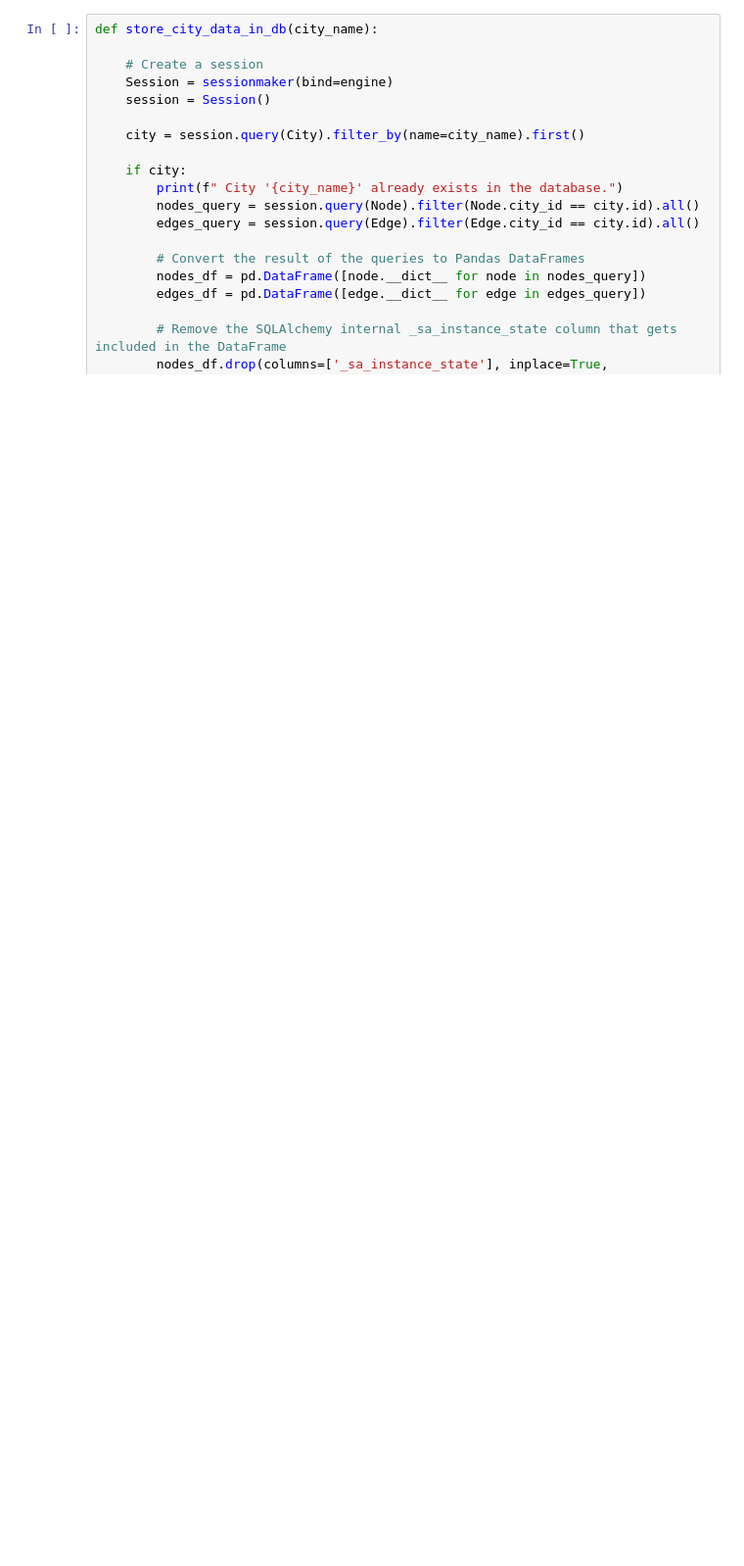
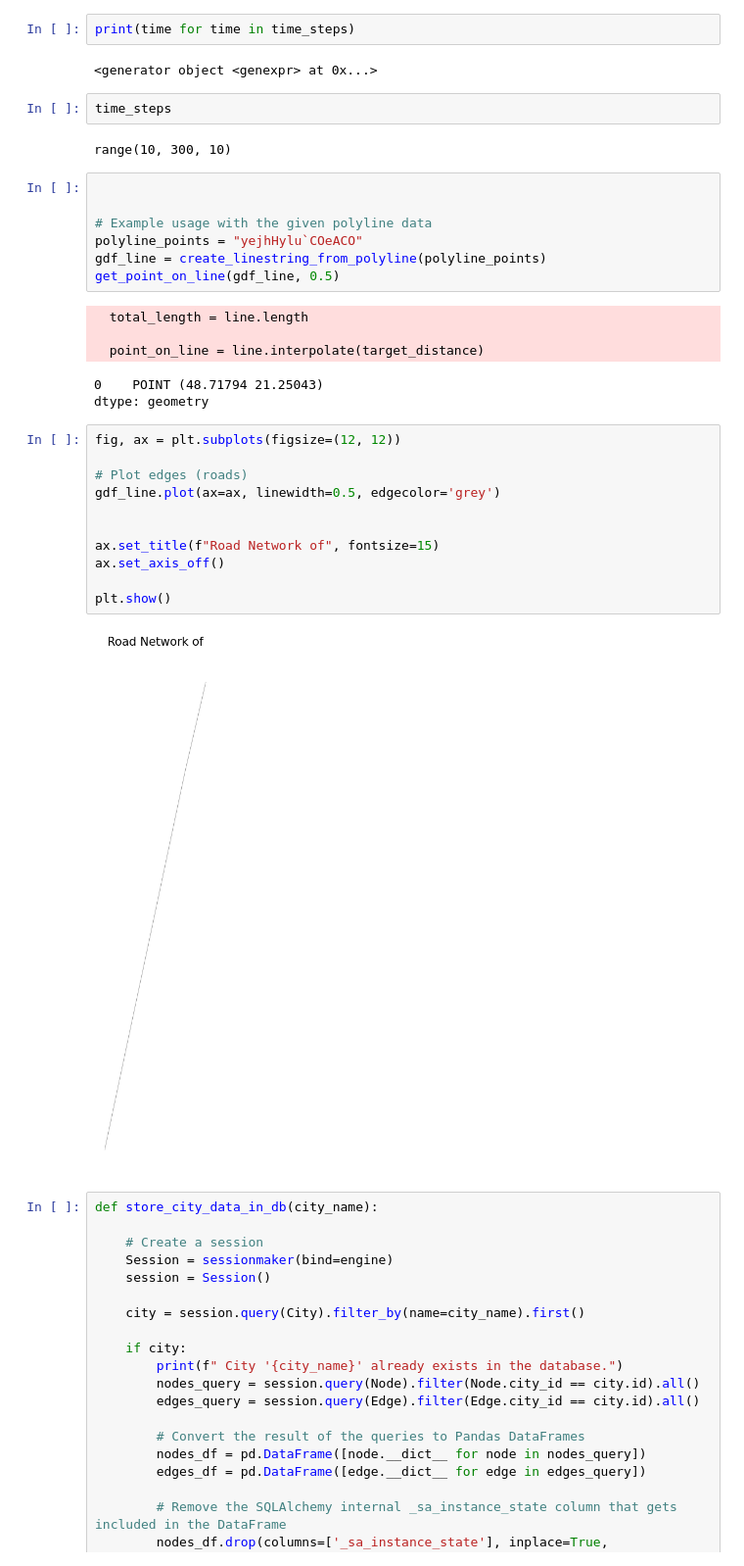
Before and after one commit to rusnakrenata/qa_mtc, a Jupyter notebook: src/aaa___city_map.ipynb, the cells around one changed output. Shown at 98% size. Cells and saved outputs as stored; diff of their text form; blank space fills up the shorter version.

```diff
--- a/src/aaa___city_map.ipynb
+++ b/src/aaa___city_map.ipynb
@@ -43,3 +620,37 @@ def get_city_graph(city_name):
+# %%
+print(time for time in time_steps)
+# %% [output]
+<generator object <genexpr> at 0x...>
+# %%
+time_steps
+# %% [output]
+range(10, 300, 10)
+# %%
+
+
+# Example usage with the given polyline data
+polyline_points = "yejhHylu`COeACO"
+gdf_line = create_linestring_from_polyline(polyline_points)
+get_point_on_line(gdf_line, 0.5)
+# %% [output]
+  total_length = line.length
+
+  point_on_line = line.interpolate(target_distance)
+0    POINT (48.71794 21.25043)
+dtype: geometry
+# %%
+fig, ax = plt.subplots(figsize=(12, 12))
+
+# Plot edges (roads)
+gdf_line.plot(ax=ax, linewidth=0.5, edgecolor='grey')
+
+
+ax.set_title(f"Road Network of", fontsize=15)
+ax.set_axis_off()
+
+plt.show()
+# %% [output]
+[figure, added]
 # %%
 def store_city_data_in_db(city_name):
 
```
Also changed, not shown: parts of 37 cells of this notebook, 1 other file.
